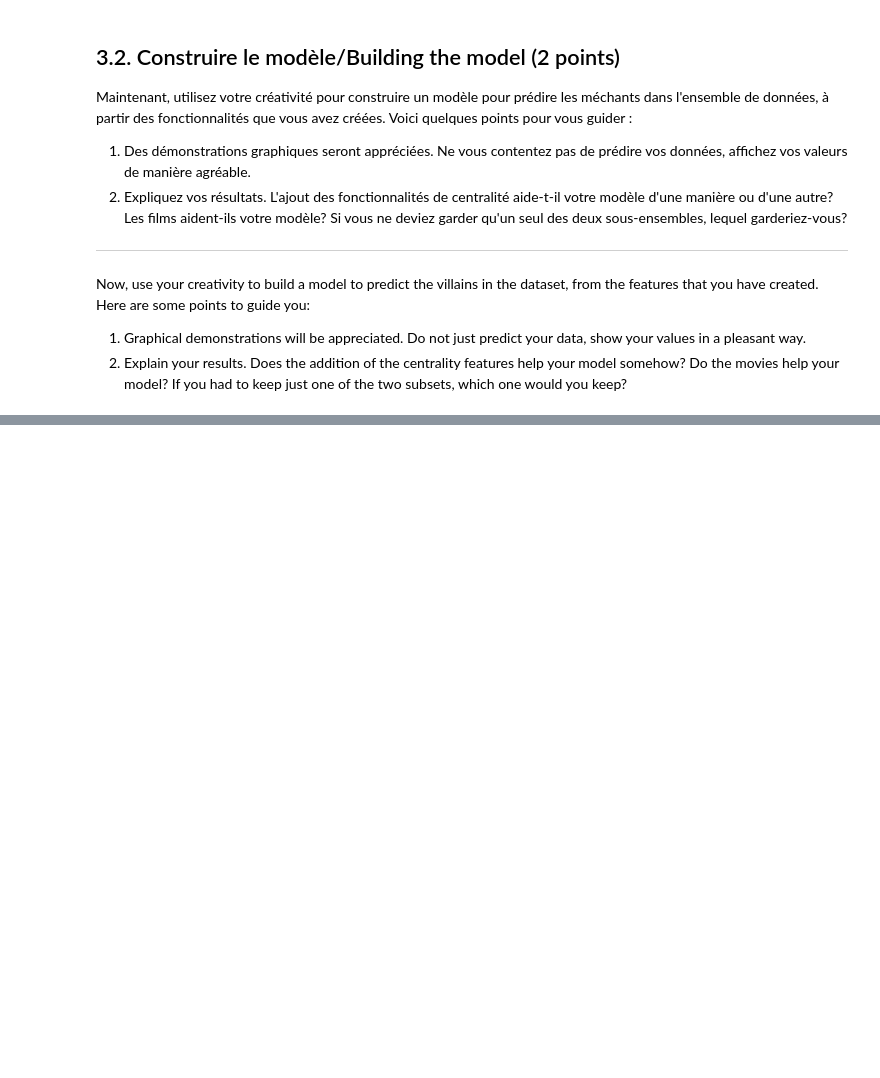
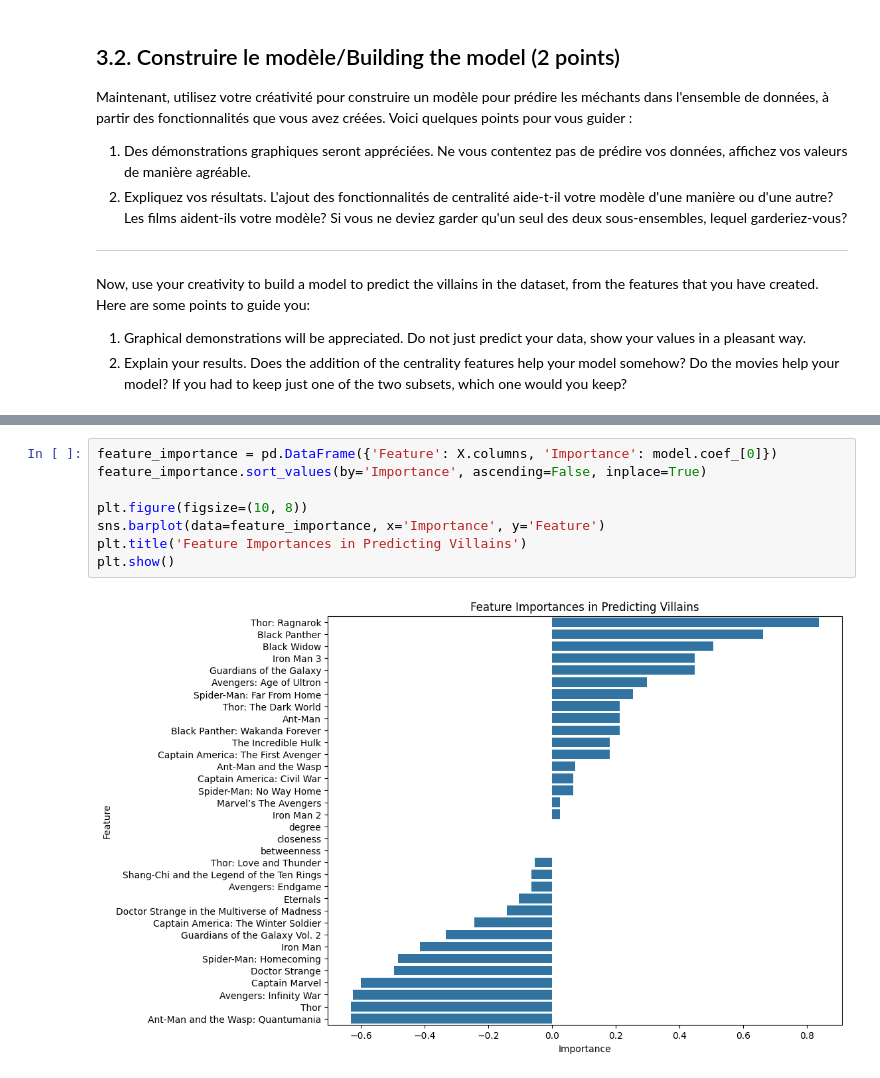
Before and after one commit to oussamaelfig/Data_Mining, a Jupyter notebook: TP2/TP2.ipynb, the cells around one changed output, grey strips where cells are left out. Saved outputs shown, nothing was run; the diff lists cells and outputs as text; blank space fills up the shorter version.

```diff
--- a/TP2/TP2.ipynb
+++ b/TP2/TP2.ipynb
@@ -820,0 +948,10 @@ Now, use your creativity to build a model to predict the villains in the dataset
+# %%
+feature_importance = pd.DataFrame({'Feature': X.columns, 'Importance': model.coef_[0]})
+feature_importance.sort_values(by='Importance', ascending=False, inplace=True)
+
+plt.figure(figsize=(10, 8))
+sns.barplot(data=feature_importance, x='Importance', y='Feature')
+plt.title('Feature Importances in Predicting Villains')
+plt.show()
+# %% [output]
+[figure, added]
```
Also changed, not shown: parts of 19 cells of this notebook, 1 other file.
